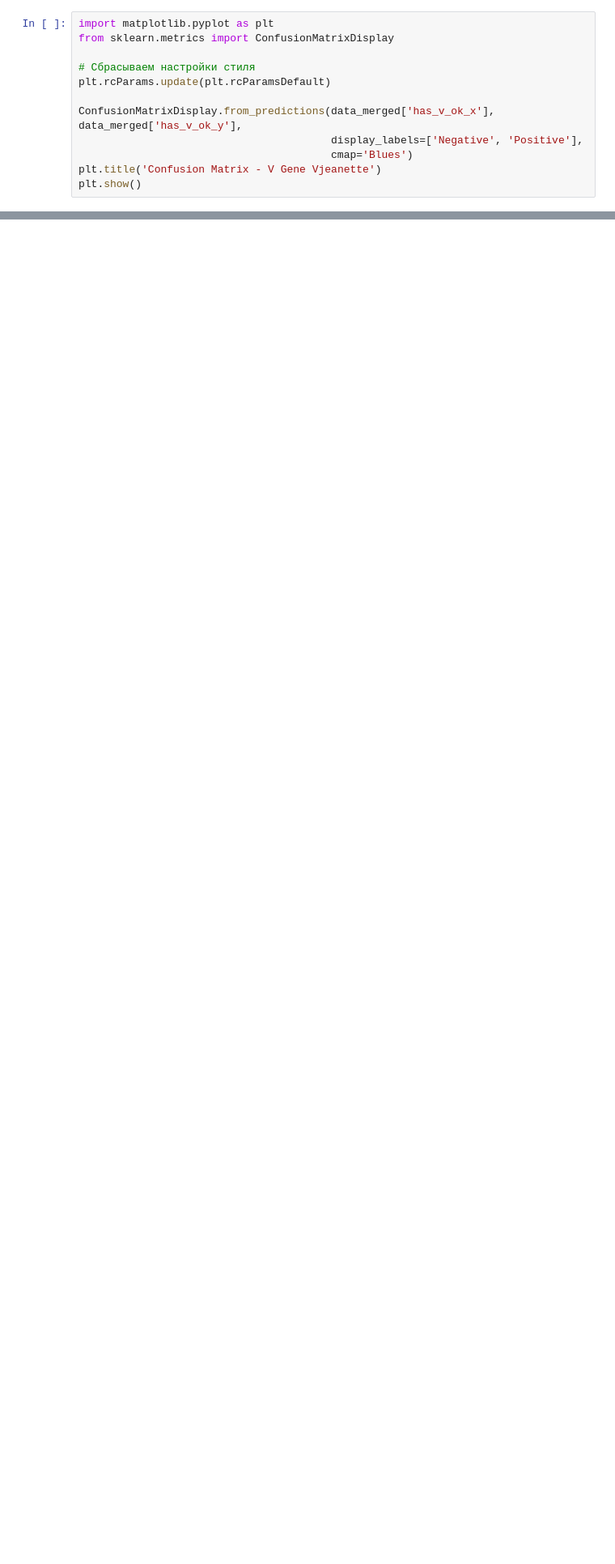
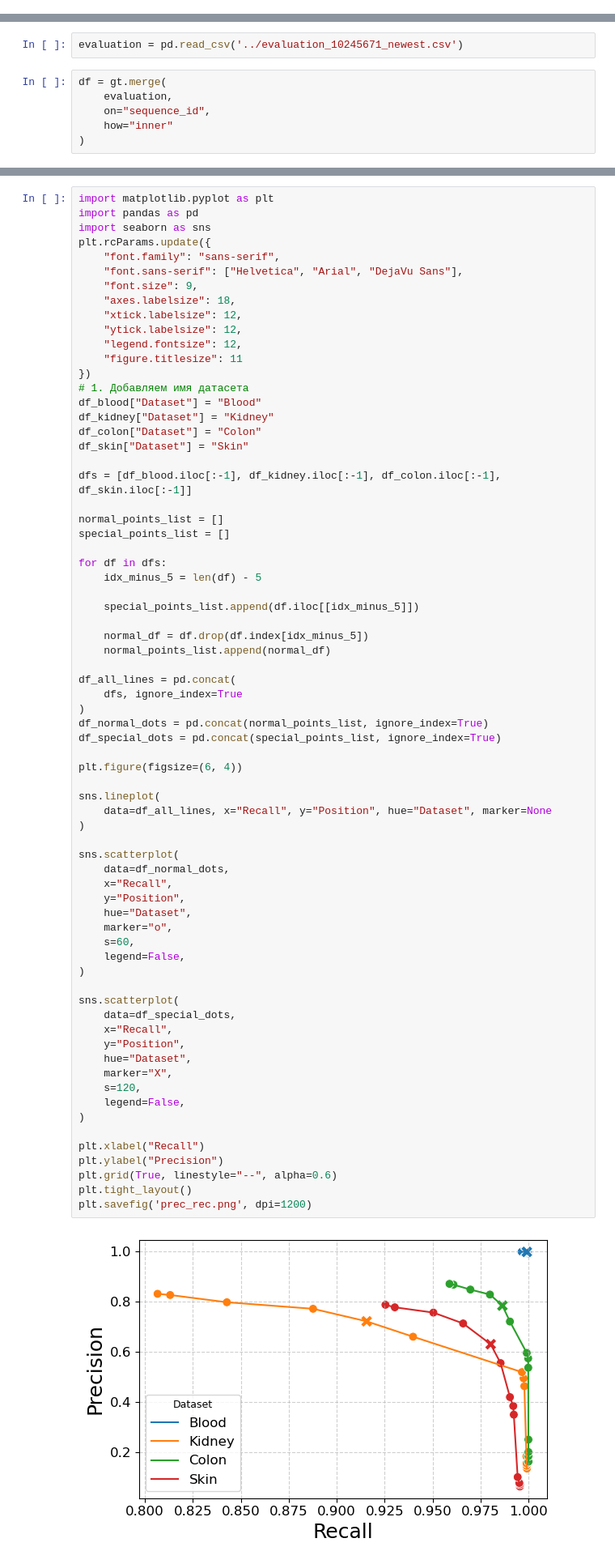
Before and after one commit to BelyashMatvey/vjeanette, a Jupyter notebook: notebooks/inference.ipynb, the cells around one changed output, grey strips where cells are left out. Shown at 81% size. Drawn from its saved outputs; the diff is of its cells as text; blank space fills up the shorter version.

```diff
--- a/notebooks/inference.ipynb
+++ b/notebooks/inference.ipynb
@@ -1149,12 +892,0 @@ p-value = 0.1250
-# %%
-import matplotlib.pyplot as plt
-from sklearn.metrics import ConfusionMatrixDisplay
-
-# Сбрасываем настройки стиля
-plt.rcParams.update(plt.rcParamsDefault)
-
-ConfusionMatrixDisplay.from_predictions(data_merged['has_v_ok_x'], data_merged['has_v_ok_y'],
-                                        display_labels=['Negative', 'Positive'],
-                                        cmap='Blues')
-plt.title('Confusion Matrix - V Gene Vjeanette')
-plt.show()
@@ -1335,0 +1202,8 @@ Index(['Unnamed: 0', 'sequence', 'sequence_id', 'v_sequence_start',
+# %%
+evaluation = pd.read_csv('../evaluation_10245671_newest.csv')
+# %%
+df = gt.merge(
+    evaluation,
+    on="sequence_id",
+    how="inner"
+)
@@ -1335,0 +1268,72 @@ Index(['Unnamed: 0', 'sequence', 'sequence_id', 'v_sequence_start',
+# %%
+import matplotlib.pyplot as plt
+import pandas as pd
+import seaborn as sns
+plt.rcParams.update({
+    "font.family": "sans-serif",
+    "font.sans-serif": ["Helvetica", "Arial", "DejaVu Sans"],
+    "font.size": 9,
+    "axes.labelsize": 18,
+    "xtick.labelsize": 12,
+    "ytick.labelsize": 12,
+    "legend.fontsize": 12,
+    "figure.titlesize": 11
+})
+# 1. Добавляем имя датасета
+df_blood["Dataset"] = "Blood"
+df_kidney["Dataset"] = "Kidney"
+df_colon["Dataset"] = "Colon"
+df_skin["Dataset"] = "Skin"
+
+dfs = [df_blood.iloc[:-1], df_kidney.iloc[:-1], df_colon.iloc[:-1], df_skin.iloc[:-1]]
+
+normal_points_list = []
+special_points_list = []
+
+for df in dfs:
+    idx_minus_5 = len(df) - 5
+
+    special_points_list.append(df.iloc[[idx_minus_5]])
+
+    normal_df = df.drop(df.index[idx_minus_5])
+    normal_points_list.append(normal_df)
+
+df_all_lines = pd.concat(
+    dfs, ignore_index=True
+)
+df_normal_dots = pd.concat(normal_points_list, ignore_index=True)
+df_special_dots = pd.concat(special_points_list, ignore_index=True)
+
+plt.figure(figsize=(6, 4))
+
+sns.lineplot(
+    data=df_all_lines, x="Recall", y="Position", hue="Dataset", marker=None
+)
+
+sns.scatterplot(
+    data=df_normal_dots,
+    x="Recall",
+    y="Position",
+    hue="Dataset",
+    marker="o",
+    s=60,
+    legend=False,
+)
+
+sns.scatterplot(
+    data=df_special_dots,
+    x="Recall",
+    y="Position",
+    hue="Dataset",
+    marker="X",
+    s=120,
+    legend=False,
+)
+
+plt.xlabel("Recall")
+plt.ylabel("Precision")
+plt.grid(True, linestyle="--", alpha=0.6)
+plt.tight_layout()
+plt.savefig('prec_rec.png', dpi=1200)
+# %% [output]
+[figure, added]
```
Also changed, not shown: parts of 84 cells of this notebook, 38 other files.
